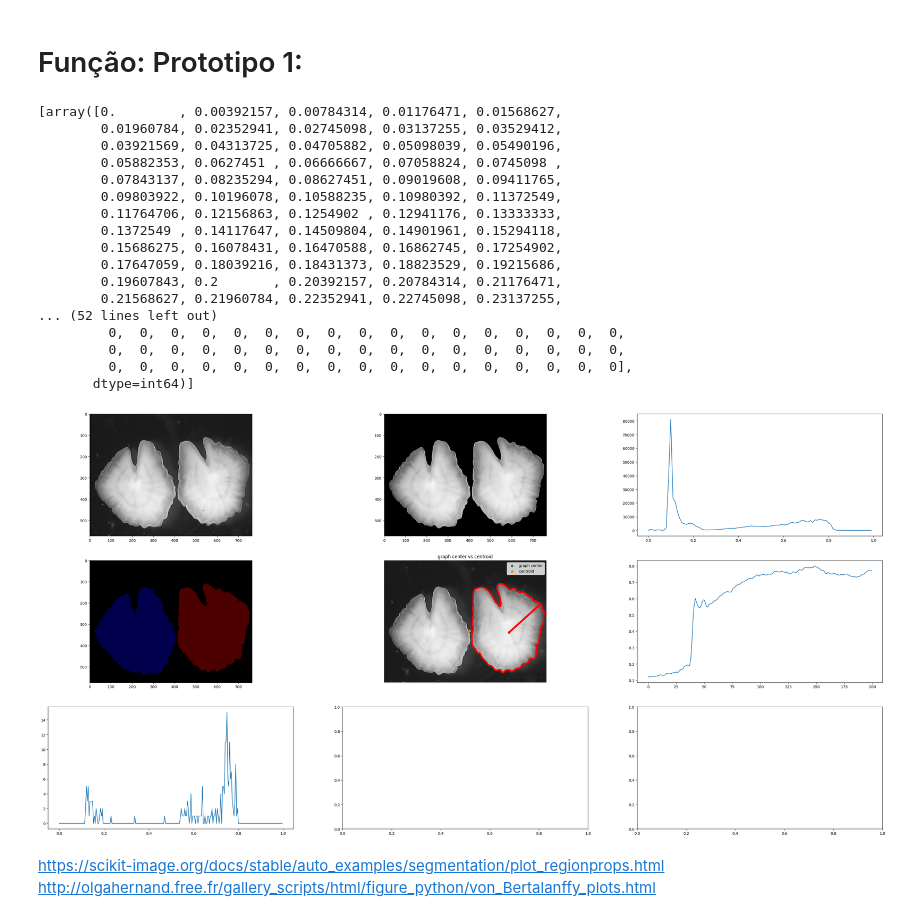
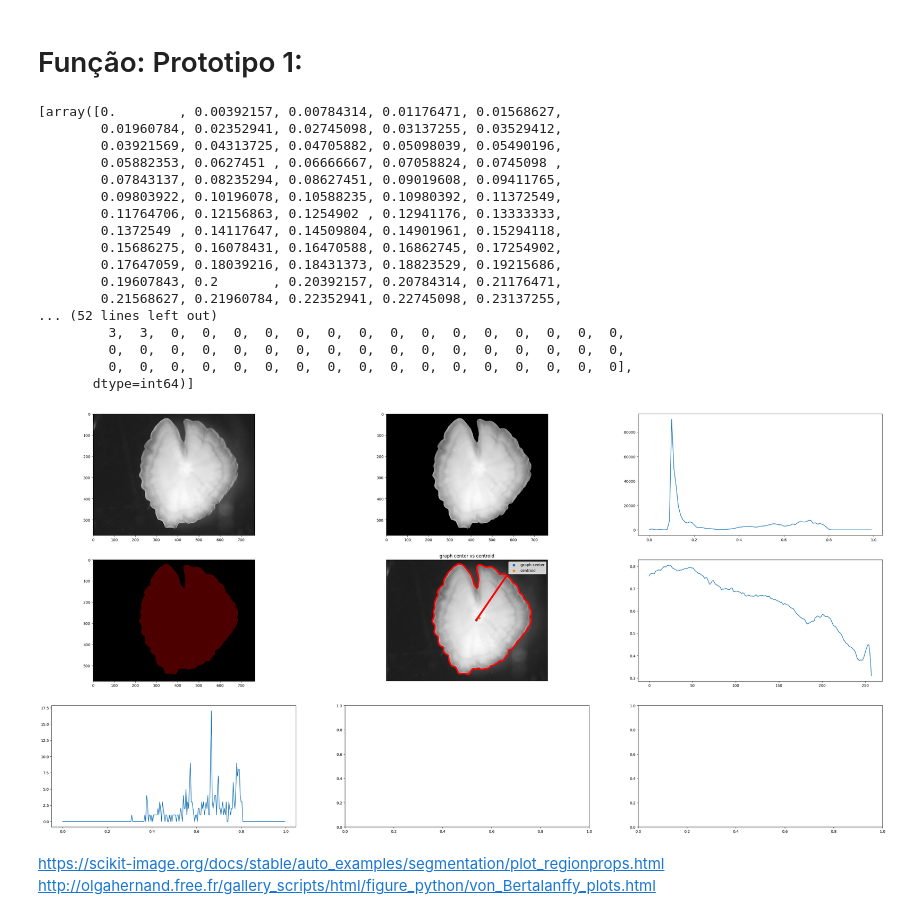
Before and after one commit to AJSRocha/msc_ds_vc, a Jupyter notebook: progress_report.ipynb, the cells around one changed output. Drawn from its saved outputs; the diff is of its cells as text; code cells hidden in the pictures.

```diff
--- a/progress_report.ipynb
+++ b/progress_report.ipynb
@@ -104,7 +105,7 @@ def processador(imagem, plot:bool=True):
     extremo = res[max_index]
 
     # linha de perfil a partir do centroide
-    profile = skimage.measure.profile_line(colapsado, src = (origin_x, origin_y), dst = (extremo[1],extremo[0]))
+    profile = skimage.measure.profile_line(colapsado, src = (origin_y, origin_x), dst = (extremo[0],extremo[1]))
 
     # histograma do perfil; intuiçao para smoothing
     p_hist, p_bin = np.histogram(profile, bins=255, range=(0, 1))
@@ -125,6 +126,8 @@ def processador(imagem, plot:bool=True):
         origin = [origin_x, extremo[1]]
         dest = [origin_y,extremo[0]]
 
+        # avaliaç
+
         #ax[1,1].imshow(skimage.color.label2rgb(skeleton, colapsado*mascara)) # versao original com mascara
         ax[1,1].imshow(colapsado, cmap = plt.cm.gray)
         ax[1,1].plot(origin, dest, linewidth = 5, color = 'r')
@@ -141,25 +144,25 @@ def processador(imagem, plot:bool=True):
         # histograma do perfil
         ax[2,0].plot(p_bin[0:-1], p_hist)
 
-    return [p_bin, p_hist]
+    return profile
 # %%
-processador(io.imread(('photos/bios/'+dados['file'][100])), True)
+processador(io.imread(('photos/bios/'+dados['file'][300])), True)
 # %% [output]
 [array([0.        , 0.00392157, 0.00784314, 0.01176471, 0.01568627,
         0.01960784, 0.02352941, 0.02745098, 0.03137255, 0.03529412,
         0.03921569, 0.04313725, 0.04705882, 0.05098039, 0.05490196,
         0.05882353, 0.0627451 , 0.06666667, 0.07058824, 0.0745098 ,
         0.07843137, 0.08235294, 0.08627451, 0.09019608, 0.09411765,
         0.09803922, 0.10196078, 0.10588235, 0.10980392, 0.11372549,
         0.11764706, 0.12156863, 0.1254902 , 0.12941176, 0.13333333,
         0.1372549 , 0.14117647, 0.14509804, 0.14901961, 0.15294118,
         0.15686275, 0.16078431, 0.16470588, 0.16862745, 0.17254902,
         0.17647059, 0.18039216, 0.18431373, 0.18823529, 0.19215686,
         0.19607843, 0.2       , 0.20392157, 0.20784314, 0.21176471,
         0.21568627, 0.21960784, 0.22352941, 0.22745098, 0.23137255,
 ... (52 lines left out)
-         0,  0,  0,  0,  0,  0,  0,  0,  0,  0,  0,  0,  0,  0,  0,  0,  0,
+         3,  3,  0,  0,  0,  0,  0,  0,  0,  0,  0,  0,  0,  0,  0,  0,  0,
          0,  0,  0,  0,  0,  0,  0,  0,  0,  0,  0,  0,  0,  0,  0,  0,  0,
          0,  0,  0,  0,  0,  0,  0,  0,  0,  0,  0,  0,  0,  0,  0,  0,  0],
        dtype=int64)]
-[figure, old version]
+[figure, new version]
```
Also changed, not shown: parts of 8 cells of this notebook.
